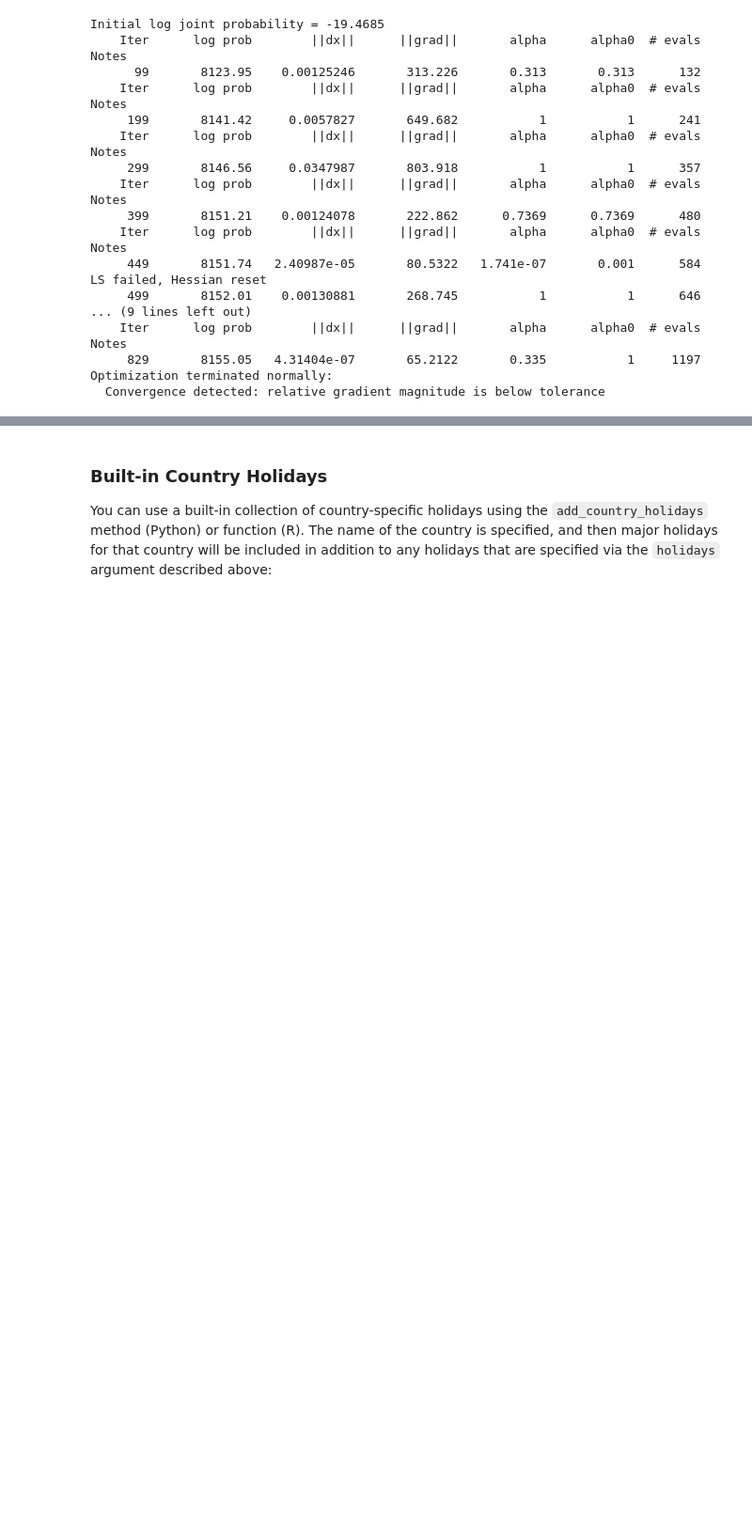
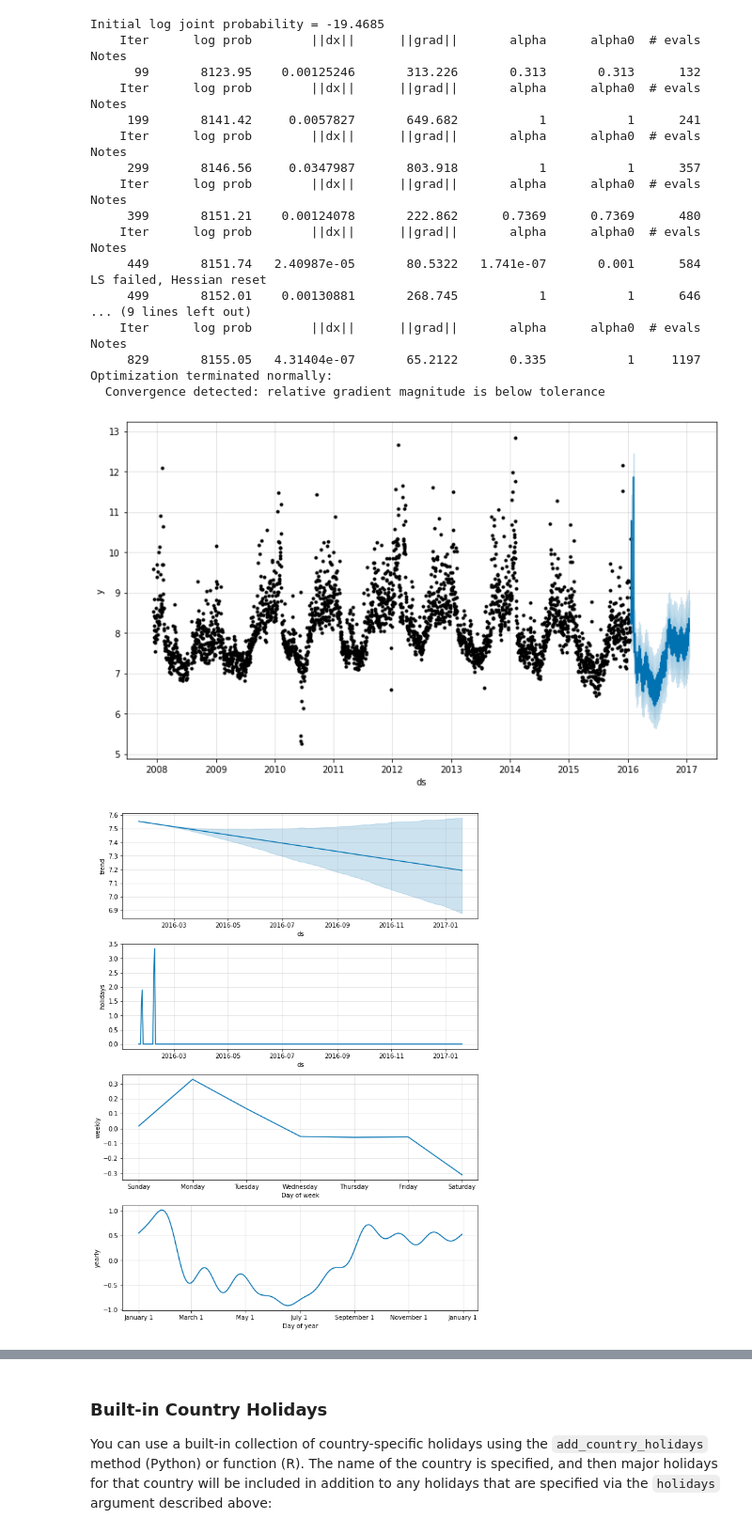
Before and after one commit to ourownstory/neural_prophet, a Jupyter notebook: tutorials/feature-use/Prophet_migration.ipynb, the cells around one changed output, grey strips where cells are left out. Shown at 94% size. Saved outputs shown, nothing was run; the diff lists cells and outputs as text; code cells hidden in the pictures; blank space fills up the shorter version.

```diff
--- a/tutorials/feature-use/Prophet_migration.ipynb
+++ b/tutorials/feature-use/Prophet_migration.ipynb
@@ -93,7 +70,7 @@ Above we have included the superbowl days as both playoff games and superbowl ga
 Once the table is created, holiday effects are included in the forecast by passing them in with the `holidays` argument. Here we do it with the Peyton Manning data from the [Quickstart](https://facebook.github.io/prophet/docs/quick_start.html):
 # %%
 p = Prophet(holidays=holidays)
-forecast = p.fit(df).predict(future)
+forecast_p = p.fit(df).predict(future)
 # %% [output]
 Initial log joint probability = -19.4685
     Iter      log prob        ||dx||      ||grad||       alpha      alpha0  # evals  Notes
@@ -112,4 +89,10 @@ Initial log joint probability = -19.4685
      829       8155.05   4.31404e-07       65.2122       0.335           1     1197
 Optimization terminated normally:
   Convergence detected: relative gradient magnitude is below tolerance
+# %%
+fig = p.plot(forecast_p)
+fig = p.plot_components(forecast_p)
+# %% [output]
+[figure, added]
+[figure, added]
 # %%
```
Also changed, not shown: parts of 20 cells of this notebook.
